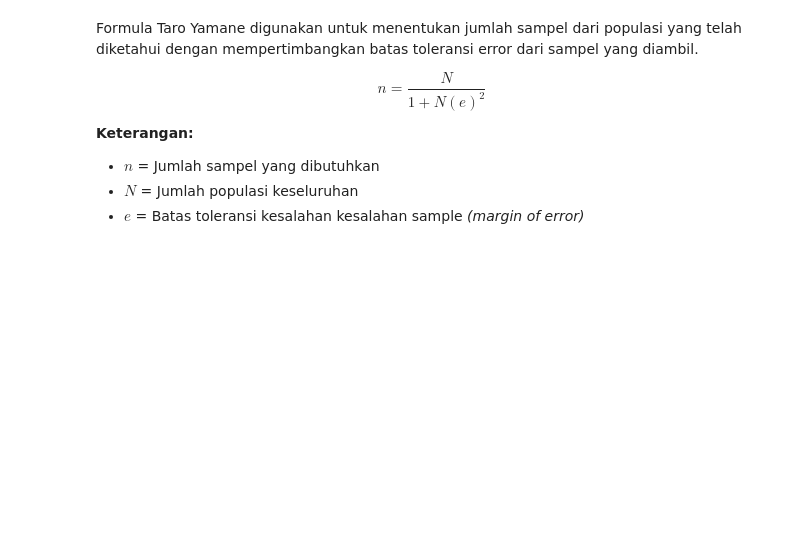
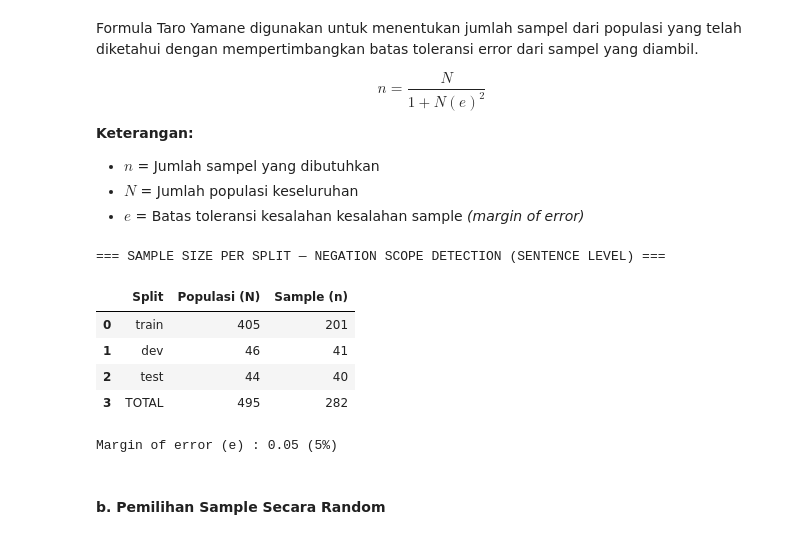
Before and after one commit to mfaqihzacky/IndoBERT-LayerWise, a Jupyter notebook: notebook/Anotasi/DatasetAnotasi.ipynb, the cells around one changed output. Drawn from its saved outputs; the diff is of its cells as text; code cells hidden in the pictures; blank space fills up the shorter version.

```diff
--- a/notebook/Anotasi/DatasetAnotasi.ipynb
+++ b/notebook/Anotasi/DatasetAnotasi.ipynb
@@ -1078,0 +1138,38 @@ os.makedirs(OUTPUT_SAMPLING_EXCEL, exist_ok=True)
+# %%
+# ==============================
+# HITUNG YAMANE PER SPLIT
+# ==============================
+
+e = 0.05  # margin of error 5%
+
+rows_yamane_neg = []
+
+print("=== SAMPLE SIZE PER SPLIT — NEGATION SCOPE DETECTION (SENTENCE LEVEL) ===")
+
+for split_name, df_sent in neg_sent_df.items():
+    N = len(df_sent)
+    n = round(N / (1 + N * (e ** 2)))
+    rows_yamane_neg.append({
+        'Split'        : split_name,
+        'Populasi (N)' : N,
+        'Sample (n)'   : n,
+    })
+
+df_yamane_neg = pd.DataFrame(rows_yamane_neg)
+df_yamane_neg.loc[len(df_yamane_neg)] = [
+    'TOTAL',
+    df_yamane_neg['Populasi (N)'].sum(),
+    df_yamane_neg['Sample (n)'].sum(),
+]
+display(df_yamane_neg.reset_index(drop=True))
+print(f"Margin of error (e) : {e} ({int(e*100)}%)\n")
+# %% [output]
+=== SAMPLE SIZE PER SPLIT — NEGATION SCOPE DETECTION (SENTENCE LEVEL) ===
+|  | Split | Populasi (N) | Sample (n) |
+| 0 | train | 405 | 201 |
+| 1 | dev | 46 | 41 |
+| 2 | test | 44 | 40 |
+| 3 | TOTAL | 495 | 282 |
+Margin of error (e) : 0.05 (5%)
+# %% [markdown]
+#### b. Pemilihan Sample Secara Random
```
Also changed, not shown: parts of 6 cells of this notebook, 10 other files.
